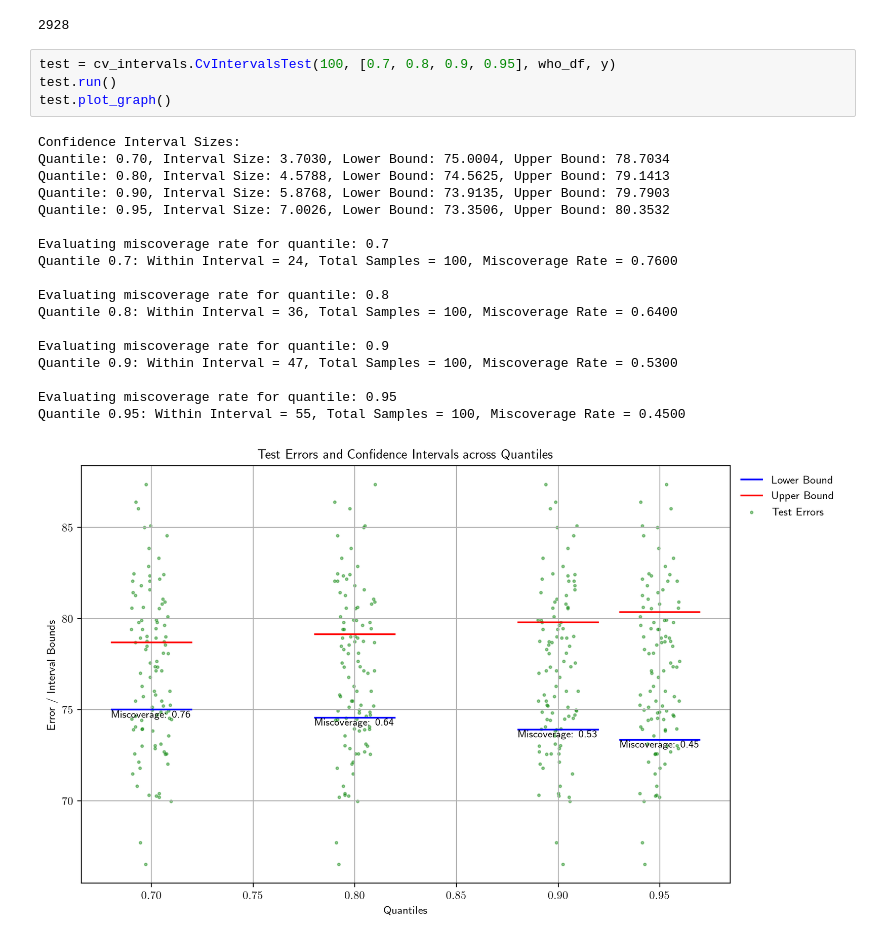
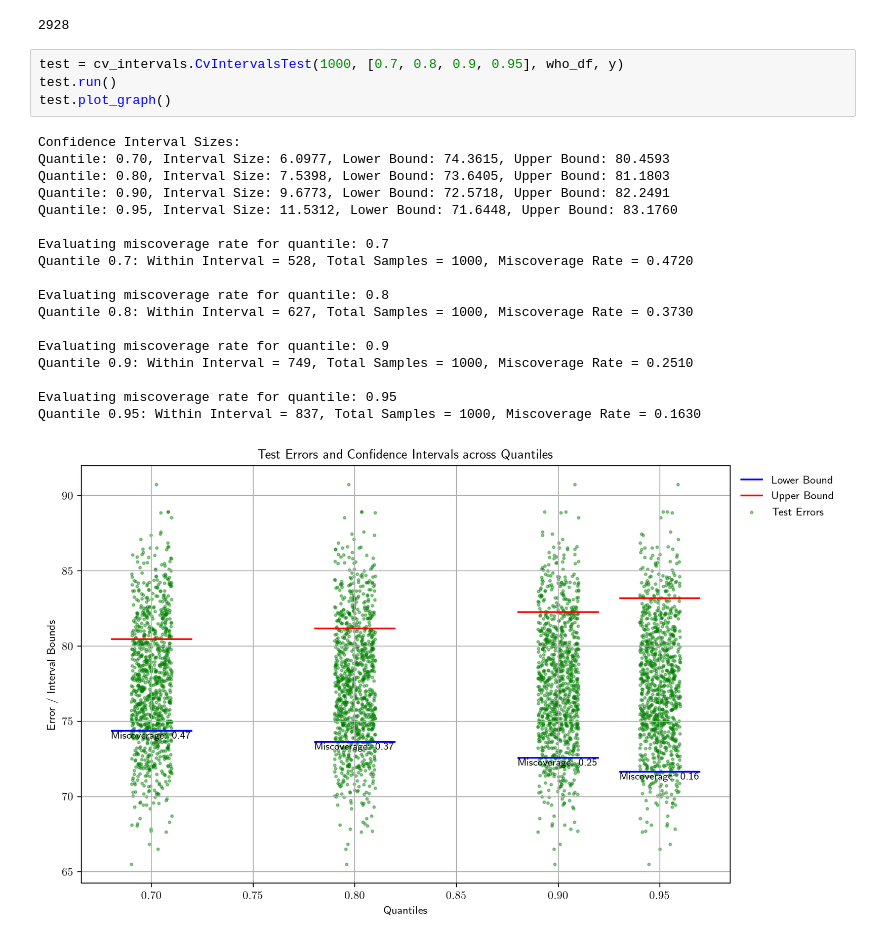
Before and after one commit to Ohadeinav/nested_cv_project, a Jupyter notebook: simulated_data.ipynb, the cells around one changed output. Saved outputs shown, nothing was run; the diff lists cells and outputs as text.

```diff
--- a/simulated_data.ipynb
+++ b/simulated_data.ipynb
@@ -35,25 +35,25 @@ len(who_df)
 # %% [output]
 2928
 # %%
-test = cv_intervals.CvIntervalsTest(100, [0.7, 0.8, 0.9, 0.95], who_df, y)
+test = cv_intervals.CvIntervalsTest(1000, [0.7, 0.8, 0.9, 0.95], who_df, y)
 test.run()
 test.plot_graph()
 # %% [output]
 Confidence Interval Sizes:
-Quantile: 0.70, Interval Size: 3.7030, Lower Bound: 75.0004, Upper Bound: 78.7034
-Quantile: 0.80, Interval Size: 4.5788, Lower Bound: 74.5625, Upper Bound: 79.1413
-Quantile: 0.90, Interval Size: 5.8768, Lower Bound: 73.9135, Upper Bound: 79.7903
-Quantile: 0.95, Interval Size: 7.0026, Lower Bound: 73.3506, Upper Bound: 80.3532
+Quantile: 0.70, Interval Size: 6.0977, Lower Bound: 74.3615, Upper Bound: 80.4593
+Quantile: 0.80, Interval Size: 7.5398, Lower Bound: 73.6405, Upper Bound: 81.1803
+Quantile: 0.90, Interval Size: 9.6773, Lower Bound: 72.5718, Upper Bound: 82.2491
+Quantile: 0.95, Interval Size: 11.5312, Lower Bound: 71.6448, Upper Bound: 83.1760
 
 Evaluating miscoverage rate for quantile: 0.7
-Quantile 0.7: Within Interval = 24, Total Samples = 100, Miscoverage Rate = 0.7600
+Quantile 0.7: Within Interval = 528, Total Samples = 1000, Miscoverage Rate = 0.4720
 
 Evaluating miscoverage rate for quantile: 0.8
-Quantile 0.8: Within Interval = 36, Total Samples = 100, Miscoverage Rate = 0.6400
+Quantile 0.8: Within Interval = 627, Total Samples = 1000, Miscoverage Rate = 0.3730
 
 Evaluating miscoverage rate for quantile: 0.9
-Quantile 0.9: Within Interval = 47, Total Samples = 100, Miscoverage Rate = 0.5300
+Quantile 0.9: Within Interval = 749, Total Samples = 1000, Miscoverage Rate = 0.2510
 
 Evaluating miscoverage rate for quantile: 0.95
-Quantile 0.95: Within Interval = 55, Total Samples = 100, Miscoverage Rate = 0.4500
+Quantile 0.95: Within Interval = 837, Total Samples = 1000, Miscoverage Rate = 0.1630
-[figure, old version]
+[figure, new version]
```
